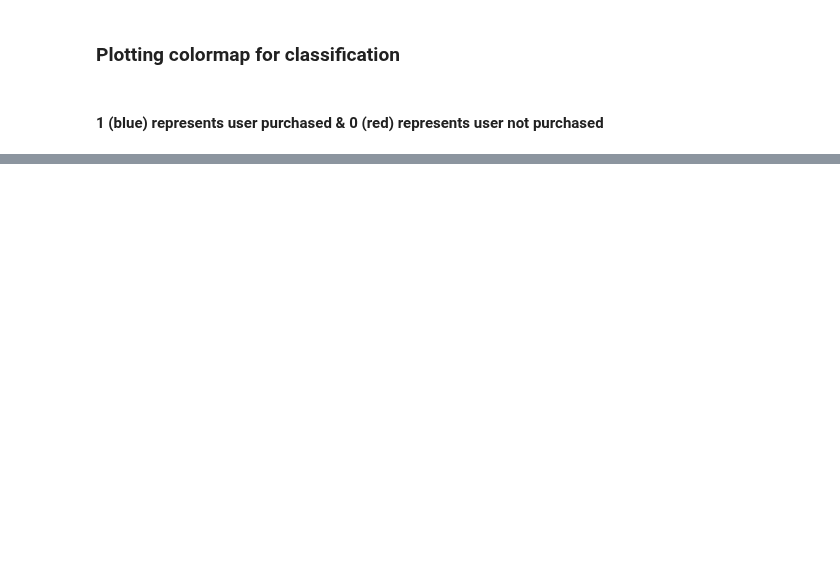
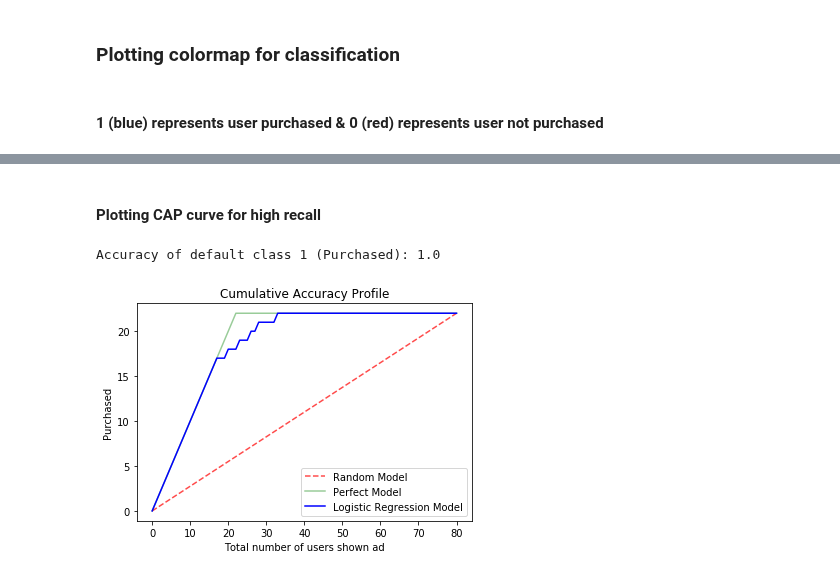
Before and after one commit to vaibhavyesalwad/Machine-Learning-using-libraries, a Jupyter notebook: Classification/Logistic Regression/01_PredictAdClickOrNot.ipynb, the cells around one changed output, grey strips where cells are left out. Drawn from its saved outputs; the diff is of its cells as text; code cells hidden in the pictures; blank space fills up the shorter version.

```diff
--- a/Classification/Logistic Regression/01_PredictAdClickOrNot.ipynb
+++ b/Classification/Logistic Regression/01_PredictAdClickOrNot.ipynb
@@ -130,0 +152,4 @@ y_axis_values = plot_cap_curve(test_x_values, test_y_values, classifier, 'Total
+# %%
+test_prob = classifier.predict_proba(test_x_values)[:,1]
+prob = 0.2
+test_prediction = np.where(test_prob > prob, 1, 0)
@@ -130,0 +166,7 @@ y_axis_values = plot_cap_curve(test_x_values, test_y_values, classifier, 'Total
+# %% [markdown]
+#### Plotting CAP curve for high recall
+# %%
+plot_cap_curve(test_y_values, test_x_values, classifier, prob, 'Total number of users shown ad', 'Purchased', 'Logistic Regression Model')
+# %% [output]
+Accuracy of default class 1 (Purchased): 1.0
+[figure, added]
```
Also changed, not shown: parts of 17 cells of this notebook.
